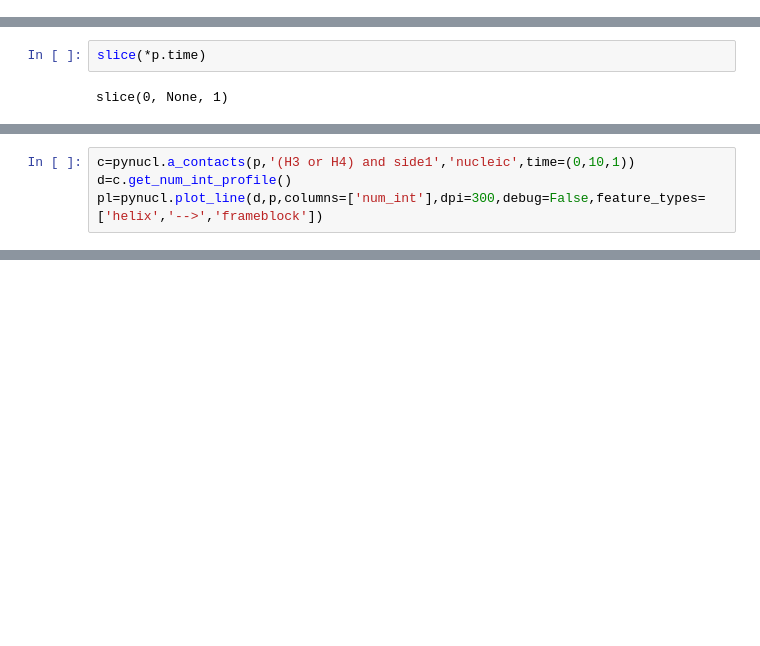
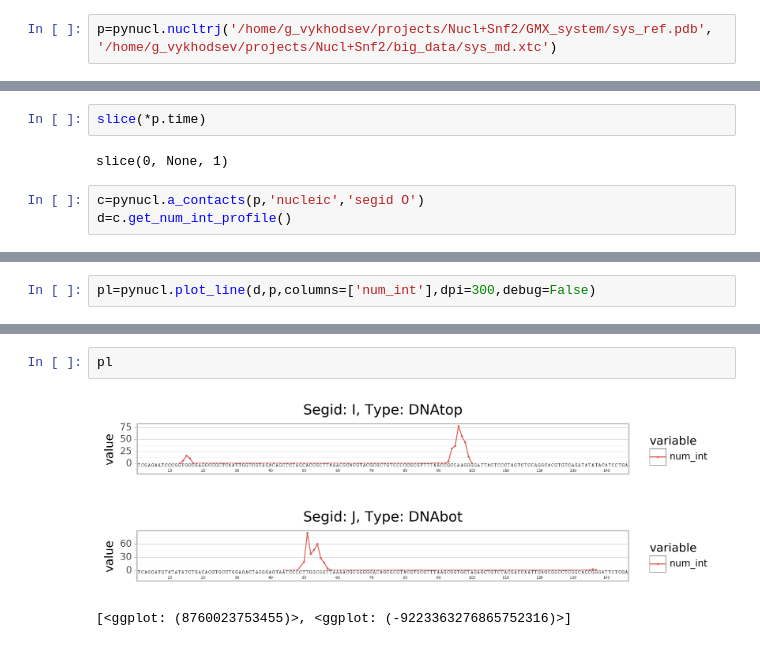
Before and after one commit to intbio/pynucl, a Jupyter notebook: examples/example_contacts.ipynb, the cells around one changed output, grey strips where cells are left out. Cells and saved outputs as stored; diff of their text form; blank space fills up the shorter version.

```diff
--- a/examples/example_contacts.ipynb
+++ b/examples/example_contacts.ipynb
@@ -16,0 +18,3 @@ p=pynucl.nucltrj(**sys['1kx5_sym_opc'],time=(0,None,1),fullseqs='1KX5')
+# %%
+p=pynucl.nucltrj('/home/g_vykhodsev/projects/Nucl+Snf2/GMX_system/sys_ref.pdb',
+'/home/g_vykhodsev/projects/Nucl+Snf2/big_data/sys_md.xtc')
@@ -18,3 +27,6 @@ p=pynucl.nucltrj(**sys['1kx5_sym_opc'],time=(0,None,1),fullseqs='1KX5')
 slice(*p.time)
 # %% [output]
 slice(0, None, 1)
+# %%
+c=pynucl.a_contacts(p,'nucleic','segid O')
+d=c.get_num_int_profile()
@@ -21,4 +49,2 @@ slice(0, None, 1)
 # %%
-c=pynucl.a_contacts(p,'(H3 or H4) and side1','nucleic',time=(0,10,1))
-d=c.get_num_int_profile()
-pl=pynucl.plot_line(d,p,columns=['num_int'],dpi=300,debug=False,feature_types=['helix','-->','frameblock'])
+pl=pynucl.plot_line(d,p,columns=['num_int'],dpi=300,debug=False)
@@ -37,3 +51,9 @@ Wall time: 13.1 s
+# %%
+pl
+# %% [output]
+[figure, added]
+[figure, added]
+[<ggplot: (8760023753455)>, <ggplot: (-9223363276865752316)>]
 # %%
 %%time
 pynucl.plot_bar(d,p,column='num_int',dpi=300,debug=False,feature_types=['helix','-->','frameblock'])
```
Also changed, not shown: parts of 10 cells of this notebook, 29 other files.
